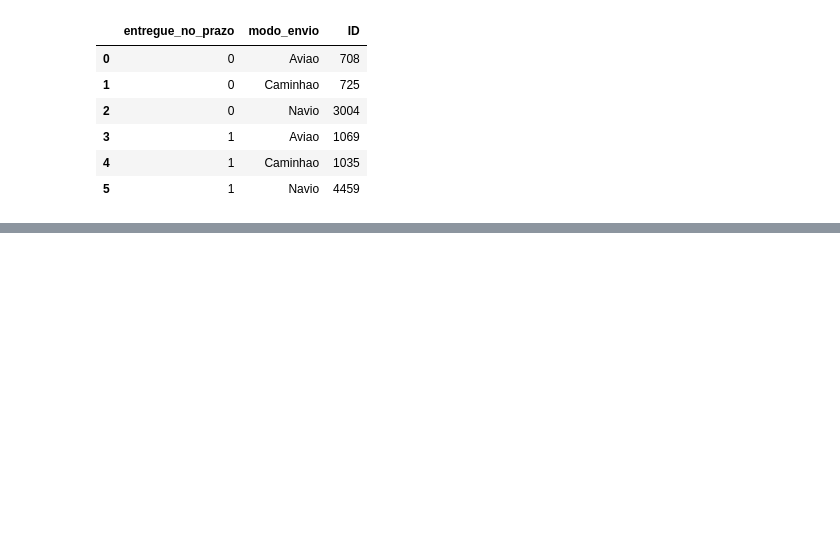
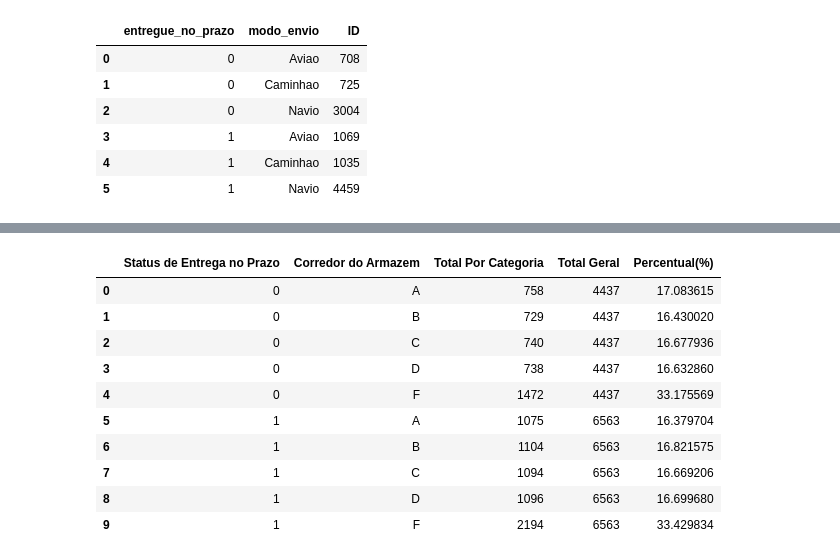
Before and after one commit to sandromzljr/Analise-Exploratoria-Dados, a Jupyter notebook: Análise Exploratória e Data Wrangling.ipynb, the cells around one changed output, grey strips where cells are left out. Cells and saved outputs as stored; diff of their text form; code cells hidden in the pictures; blank space fills up the shorter version.

```diff
--- a/eda.ipynb
+++ b/Análise Exploratória e Data Wrangling.ipynb
@@ -809,0 +820,5 @@ chart.text(x = -0.5,
+# %%
+# Agrupando por 'entregue_no_prazo' e 'corredor_armazem' agregando pelo ID
+
+df_group21 = df.groupby(['entregue_no_prazo','corredor_armazem']).agg({'ID' : 'nunique'}).reset_index()
+df_group21
@@ -809,0 +837,5 @@ chart.text(x = -0.5,
+# %%
+# # Agrupando por 'entregue_no_prazo' agregando pelo ID
+
+df_group22 = df.groupby('entregue_no_prazo').agg({'ID' : 'nunique'}).reset_index()
+df_group22
@@ -809,0 +846,5 @@ chart.text(x = -0.5,
+# %%
+# Mesclando os dados df_group21 e df_group22 agregando pelo ID
+
+df_group23 = df_group21.merge(df_group22, on = 'entregue_no_prazo')
+df_group23
@@ -809,0 +863,23 @@ chart.text(x = -0.5,
+# %%
+# Calculando o percentual olhando o total de itens em atraso.
+
+df_group23['Percentual(%)'] = df_group23['ID_x'] / df_group23['ID_y'] * 100
+df_group23.columns = ['Status de Entrega no Prazo',
+                      'Corredor do Armazem',
+                      'Total Por Categoria',
+                      'Total Geral',
+                      'Percentual(%)']
+# %%
+df_group23
+# %% [output]
+|  | Status de Entrega no Prazo | Corredor do Armazem | Total Por Categoria | Total Geral | Percentual(%) |
+| 0 | 0 | A | 758 | 4437 | 17.083615 |
+| 1 | 0 | B | 729 | 4437 | 16.430020 |
+| 2 | 0 | C | 740 | 4437 | 16.677936 |
+| 3 | 0 | D | 738 | 4437 | 16.632860 |
+| 4 | 0 | F | 1472 | 4437 | 33.175569 |
+| 5 | 1 | A | 1075 | 6563 | 16.379704 |
+| 6 | 1 | B | 1104 | 6563 | 16.821575 |
+| 7 | 1 | C | 1094 | 6563 | 16.669206 |
+| 8 | 1 | D | 1096 | 6563 | 16.699680 |
+| 9 | 1 | F | 2194 | 6563 | 33.429834 |
```
Also changed, not shown: parts of 83 cells of this notebook.
